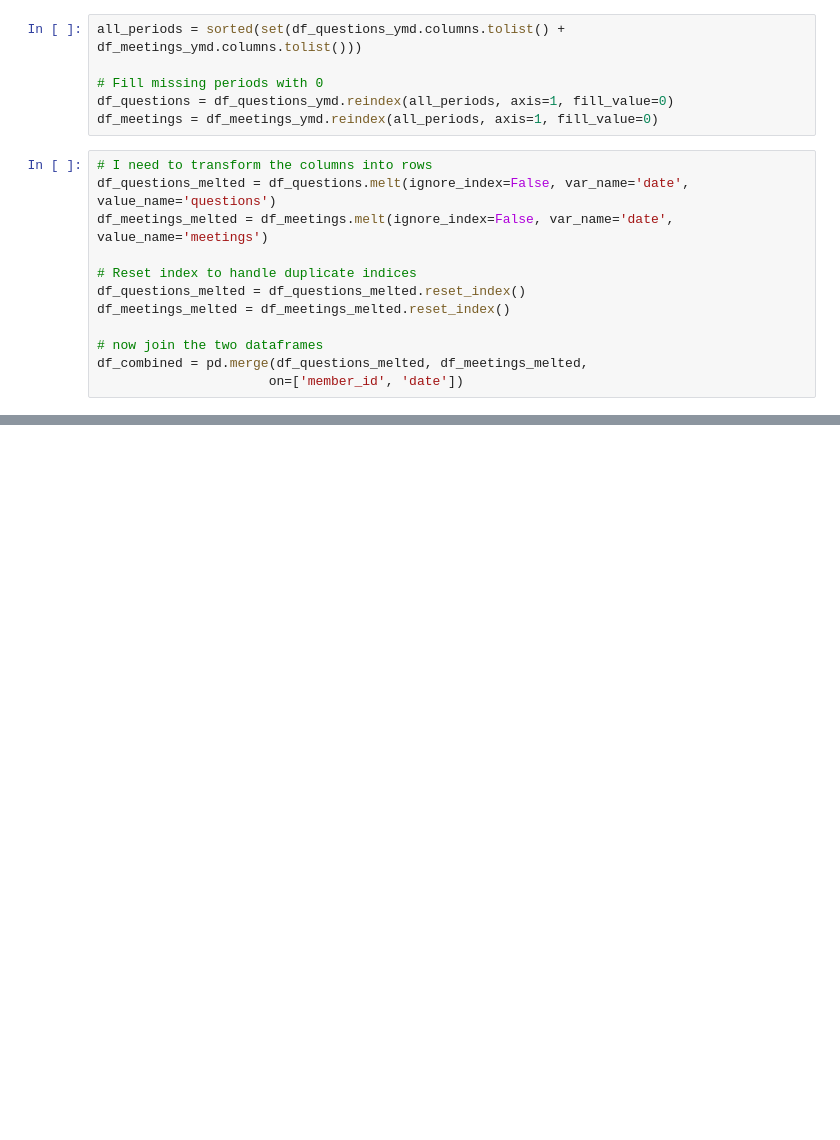
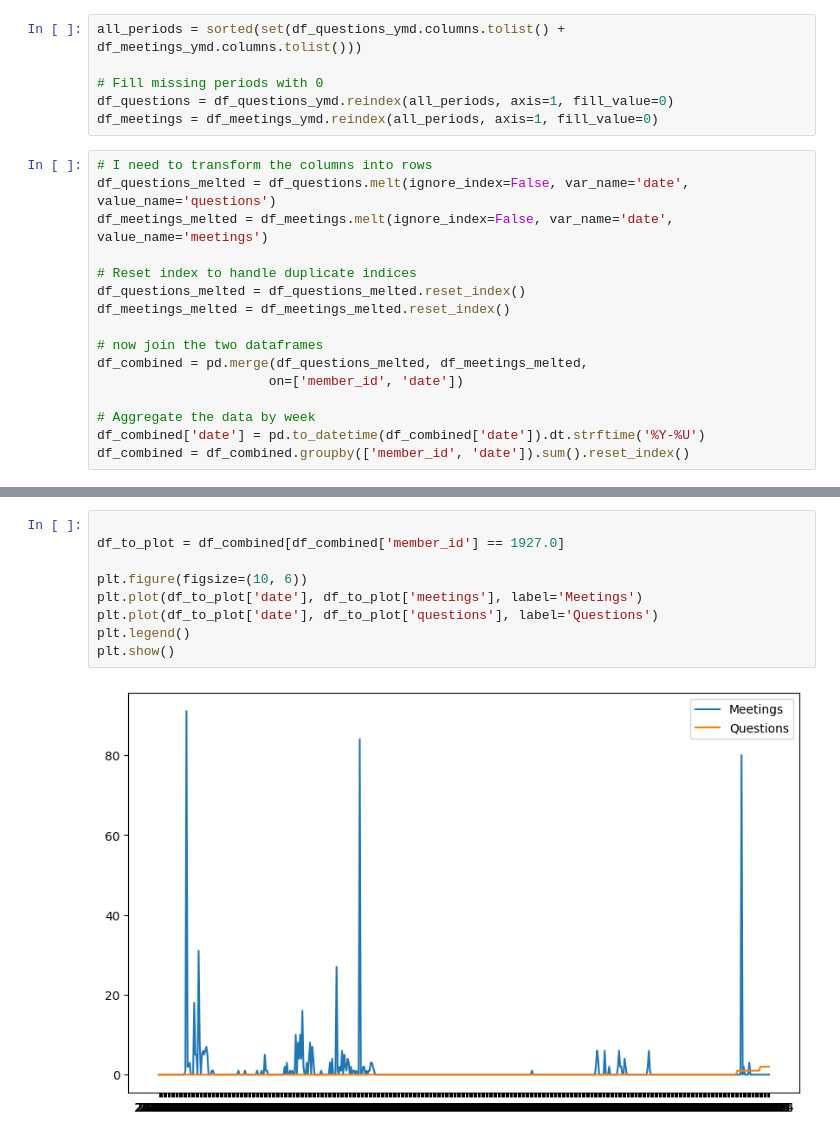
Before and after one commit to AcacioTelechi/thesis-lobbying-effects, a Jupyter notebook: 3.1_panel_data.ipynb, the cells around one changed output, grey strips where cells are left out. Saved outputs shown, nothing was run; the diff lists cells and outputs as text; blank space fills up the shorter version.

Commit message:
feat: enhance data processing notebook with new data aggregation and visualization for questions and meetings

```diff
--- a/3.1_panel_data.ipynb
+++ b/3.1_panel_data.ipynb
@@ -22,3 +24,7 @@ df_meetings_melted = df_meetings_melted.reset_index()
 # now join the two dataframes
 df_combined = pd.merge(df_questions_melted, df_meetings_melted,
                       on=['member_id', 'date'])
+
+# Aggregate the data by week
+df_combined['date'] = pd.to_datetime(df_combined['date']).dt.strftime('%Y-%U')
+df_combined = df_combined.groupby(['member_id', 'date']).sum().reset_index()
@@ -43,0 +47,11 @@ df_combined
+# %%
+
+df_to_plot = df_combined[df_combined['member_id'] == 1927.0]
+
+plt.figure(figsize=(10, 6))
+plt.plot(df_to_plot['date'], df_to_plot['meetings'], label='Meetings')
+plt.plot(df_to_plot['date'], df_to_plot['questions'], label='Questions')
+plt.legend()
+plt.show()
+# %% [output]
+[figure, added]
```
Also changed, not shown: parts of 4 cells of this notebook.
